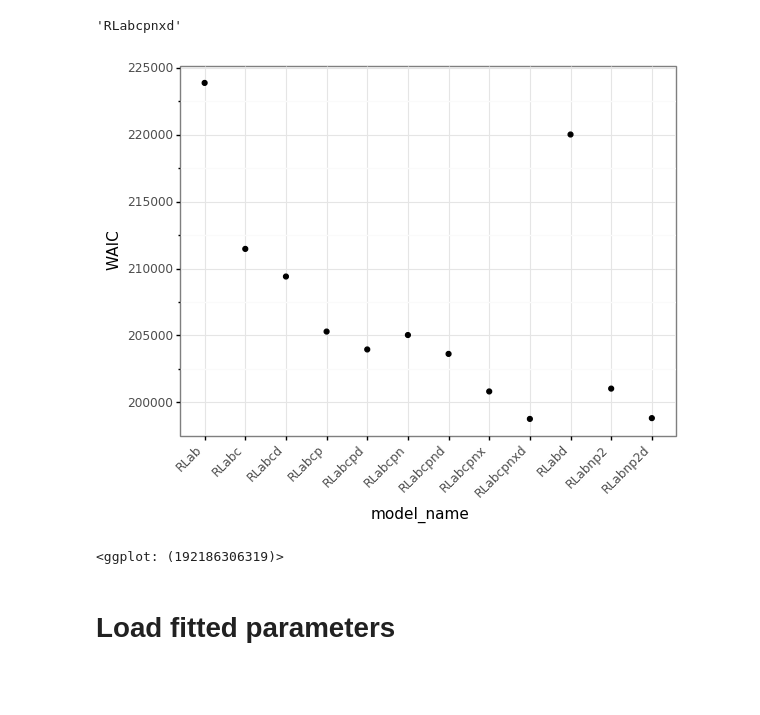
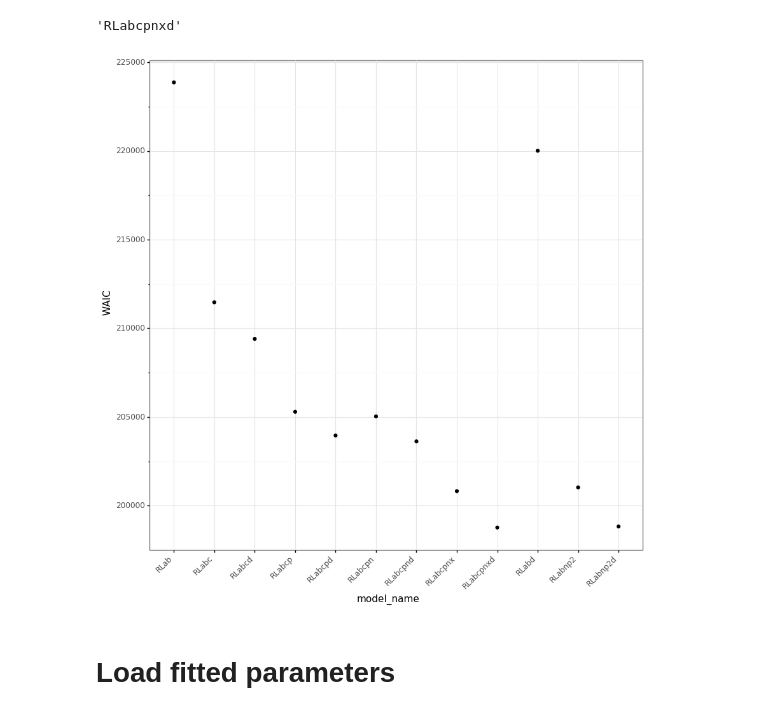
Before and after one commit to MariaEckstein/SLCN, a Jupyter notebook: models/AnalyzeMouseModels.ipynb, the cells around one changed output. Saved outputs shown, nothing was run; the diff lists cells and outputs as text; code cells hidden in the pictures; blank space fills up the shorter version.

```diff
--- a/models/AnalyzeMouseModels.ipynb
+++ b/models/AnalyzeMouseModels.ipynb
@@ -23,7 +31,9 @@ import pandas as pd
 # %% [markdown]
 # Directories
 # %%
-param_dir = 'C:/Users/maria/MEGAsync/SLCN/PShumanData/fitting/map_indiv/mice'
+base_dir = 'C:/Users/maria/MEGAsync/SLCN'
+param_dir = os.path.join(base_dir, 'PShumanData/fitting/map_indiv/mice')
+plot_save_dir = os.path.join(base_dir, 'models/plots/')
 # %% [markdown]
 # Plot model fits
 # %%
@@ -50,14 +60,15 @@ winning_model_name
 # %% [output]
 'RLabcpnxd'
 # %%
-(gg.ggplot(model_fits, gg.aes('model_name', 'WAIC'))
+g = (gg.ggplot(model_fits, gg.aes('model_name', 'WAIC'))
  + gg.geom_point()
  + gg.theme_bw()
  + gg.theme(axis_text_x=gg.element_text(rotation=45, hjust=1))
 )
+g.draw()
+g.save(os.path.join(plot_save_dir, 'WAICs.png'))
 # %% [output]
-[figure, old version]
+[figure, new version]
-<ggplot: (192186306319)>
 # %% [markdown]
 # Load fitted parameters
 # %%
```
Also changed, not shown: parts of 11 cells of this notebook, 6 other files.
